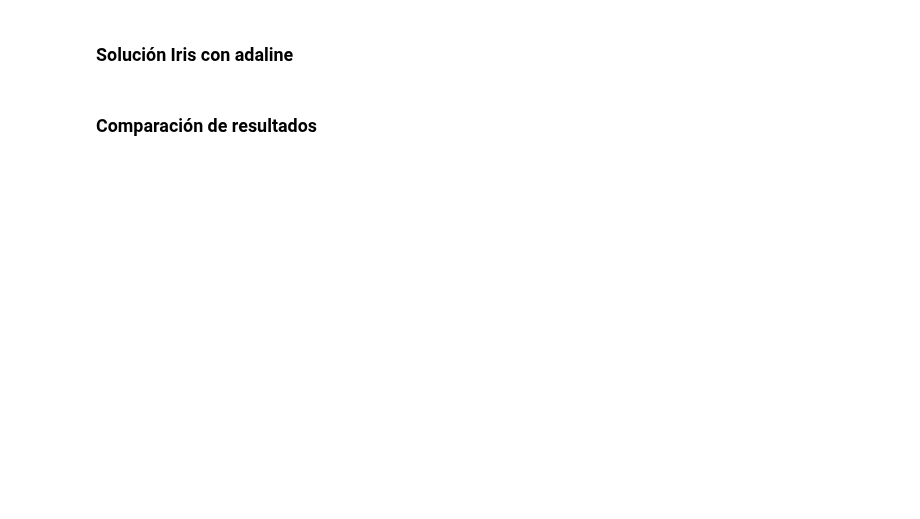
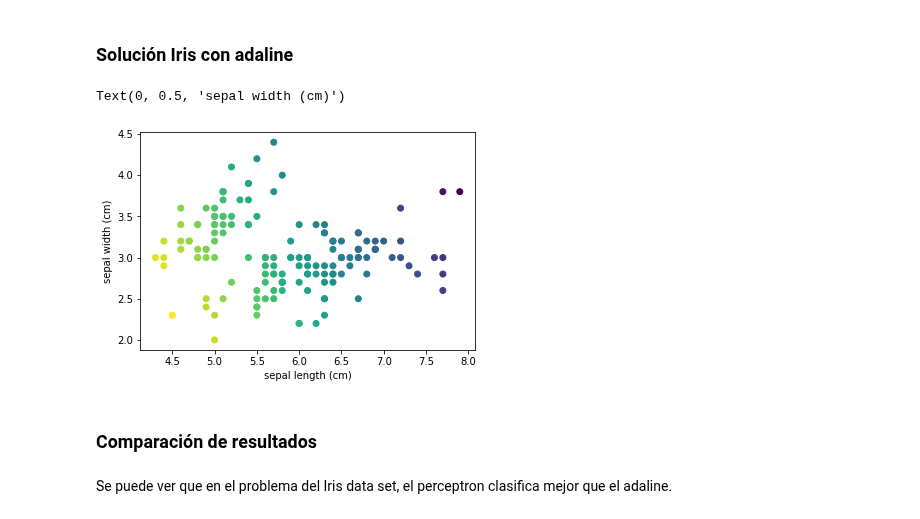
Before and after one commit to cgaravitoc/macc, a Jupyter notebook: machine learning/Taller perceptron/perceptron.ipynb, the cells around one changed output. Cells and saved outputs as stored; diff of their text form; code cells hidden in the pictures; blank space fills up the shorter version.

```diff
--- a/machine learning/Taller perceptron/perceptron.ipynb
+++ b/machine learning/Taller perceptron/perceptron.ipynb
@@ -507,4 +539,19 @@ Pesos and-perceptron [ 4.00000000e-02  4.00000000e-02 -3.46944695e-18]; pesos an
 # %% [markdown]
 ### Solución Iris con adaline
+# %%
+my_iris_classifier = my_adaline(eta=0.01, n_iter=100)
+
+my_iris_classifier.fit(X,y)
+
+y_pred = my_iris_classifier.predict(X)
+
+plt.scatter(iris.data[:, 0], iris.data[:, 1], c = y_pred)
+plt.xlabel(iris.feature_names[0])
+plt.ylabel(iris.feature_names[1])
+# %% [output]
+Text(0, 0.5, 'sepal width (cm)')
+[figure, added]
 # %% [markdown]
 ### Comparación de resultados
+# %% [markdown]
+Se puede ver que en el problema del Iris data set, el perceptron clasifica mejor que el adaline.
```
Also changed, not shown: parts of 5 cells of this notebook.
